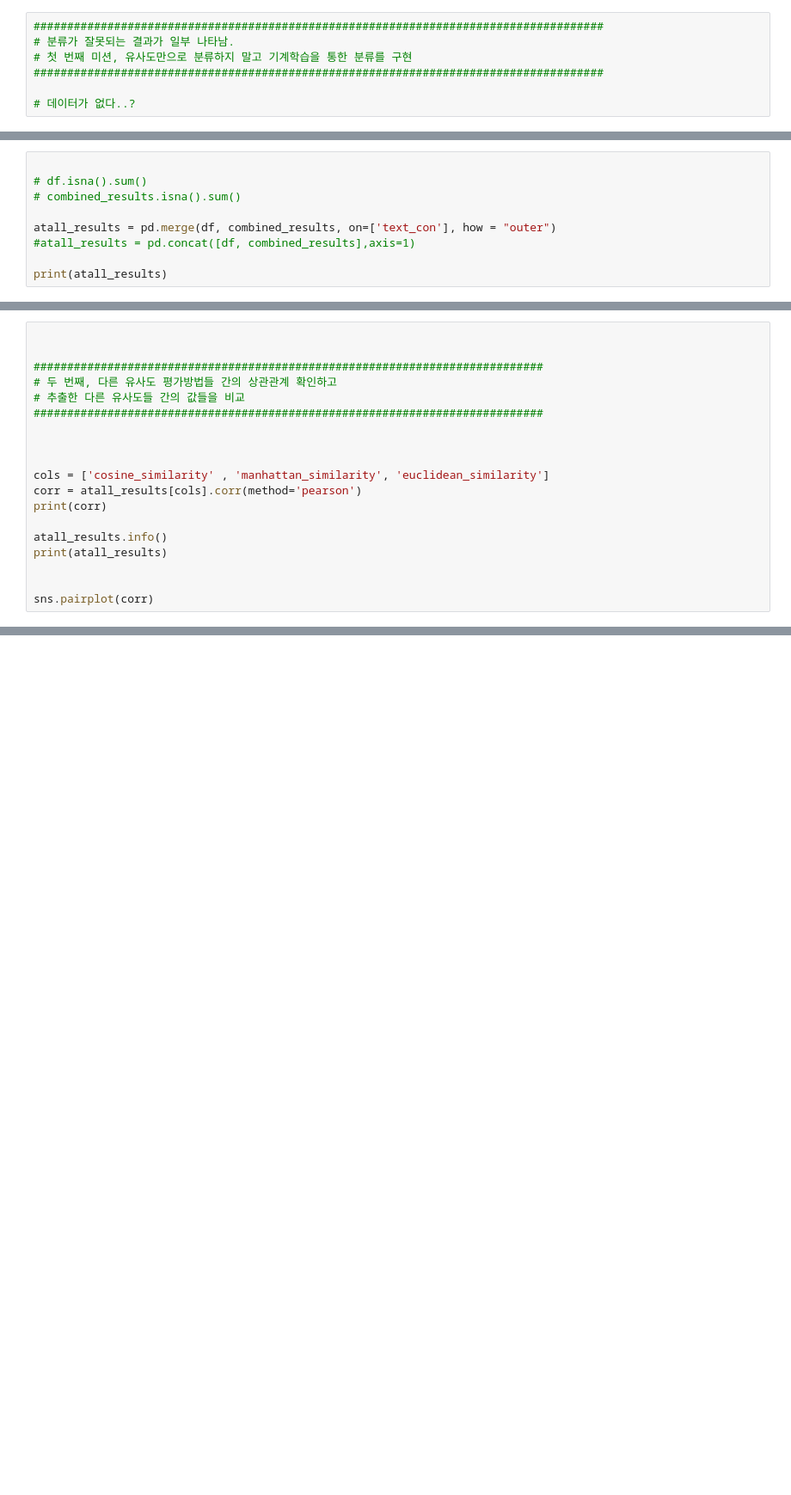
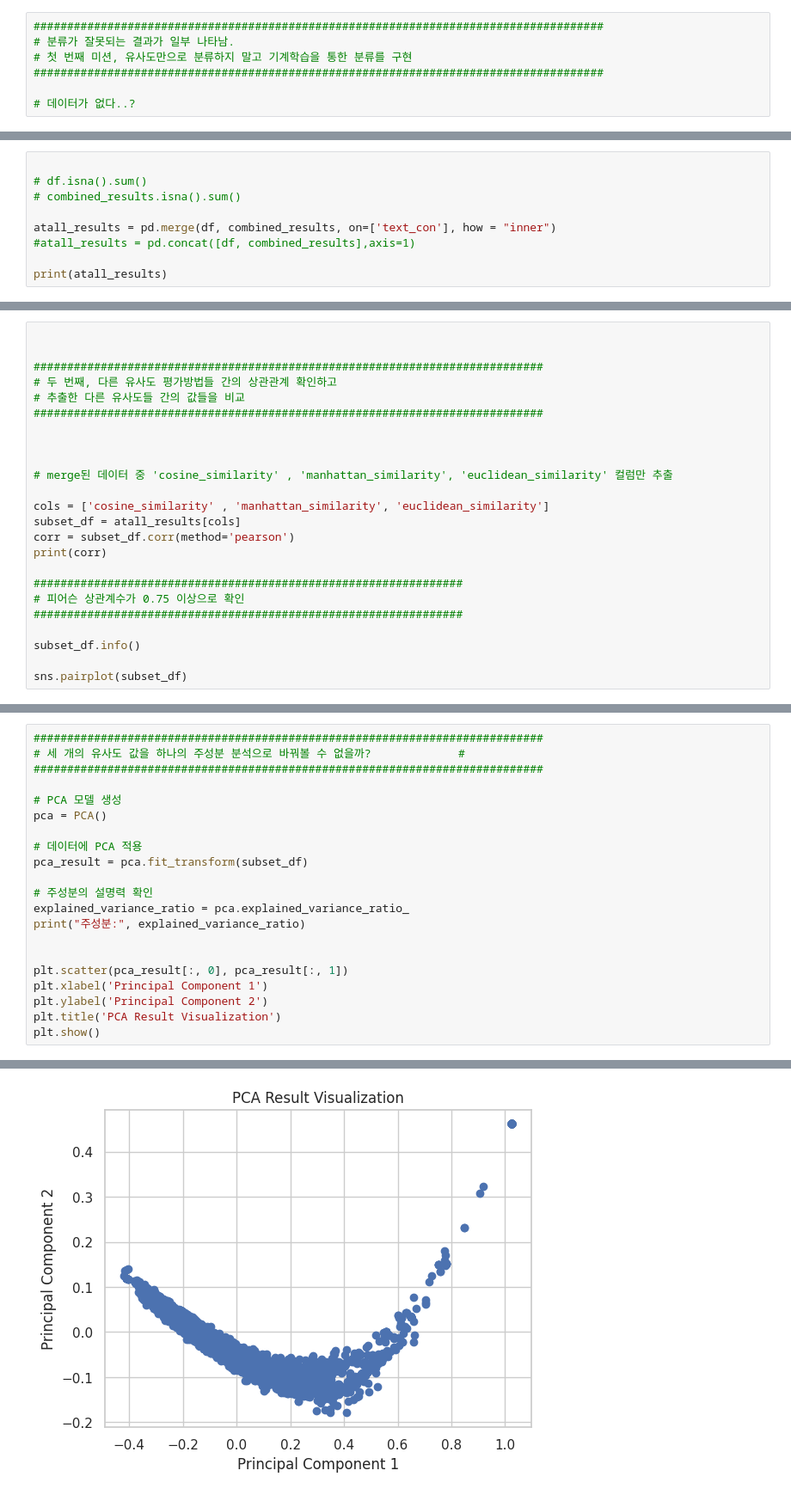
Before and after one commit to seokiho/kisti-police, a Jupyter notebook: jsonReader.ipynb, the cells around one changed output, grey strips where cells are left out. Shown at 86% size. Cells and saved outputs as stored; diff of their text form; blank space fills up the shorter version.

```diff
--- a/jsonReader.ipynb
+++ b/jsonReader.ipynb
@@ -274,7 +237,7 @@ Data columns (total 4 columns):
 # df.isna().sum()
 # combined_results.isna().sum()
 
-atall_results = pd.merge(df, combined_results, on=['text_con'], how = "outer")
+atall_results = pd.merge(df, combined_results, on=['text_con'], how = "inner")
 #atall_results = pd.concat([df, combined_results],axis=1)
 
 print(atall_results)
@@ -409,12 +347,17 @@ z_cosine_similarity     0.854988             1.000000
 
 
 
+# merge된 데이터 중 'cosine_similarity' , 'manhattan_similarity', 'euclidean_similarity' 컬럼만 추출
+
 cols = ['cosine_similarity' , 'manhattan_similarity', 'euclidean_similarity']
-corr = atall_results[cols].corr(method='pearson')
+subset_df = atall_results[cols]
+corr = subset_df.corr(method='pearson')
 print(corr)
 
-atall_results.info()
-print(atall_results)
+################################################################
+# 피어슨 상관계수가 0.75 이상으로 확인
+################################################################
 
+subset_df.info()
 
-sns.pairplot(corr)
+sns.pairplot(subset_df)
@@ -443,0 +364,22 @@ Data columns (total 9 columns):
+# %%
+############################################################################
+# 세 개의 유사도 값을 하나의 주성분 분석으로 바꿔볼 수 없을까?             #
+############################################################################
+
+# PCA 모델 생성
+pca = PCA()
+
+# 데이터에 PCA 적용
+pca_result = pca.fit_transform(subset_df)
+
+# 주성분의 설명력 확인
+explained_variance_ratio = pca.explained_variance_ratio_
+print("주성분:", explained_variance_ratio)
+
+
+plt.scatter(pca_result[:, 0], pca_result[:, 1])
+plt.xlabel('Principal Component 1')
+plt.ylabel('Principal Component 2')
+plt.title('PCA Result Visualization')
+plt.show()
+# %% [output]
@@ -443,0 +387 @@ Data columns (total 9 columns):
+[figure, added]
```
Also changed, not shown: parts of 9 cells of this notebook.
